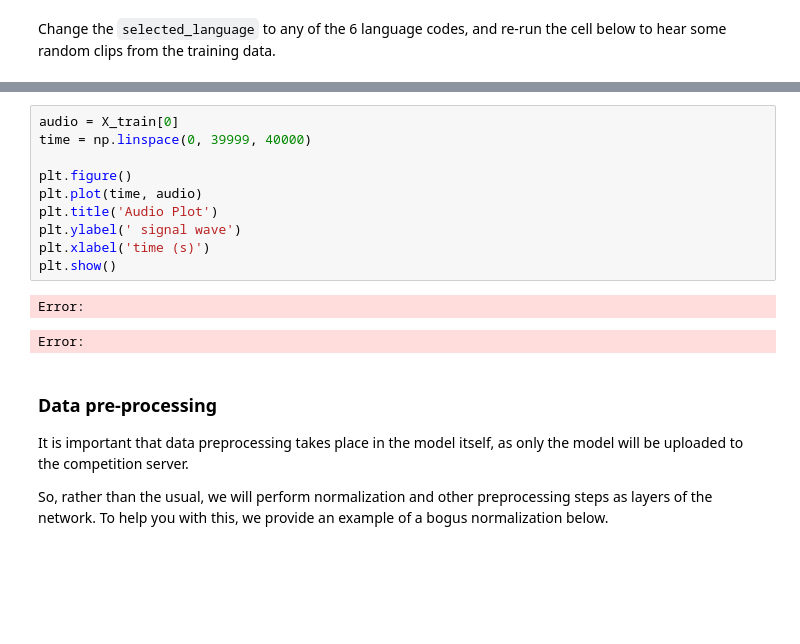
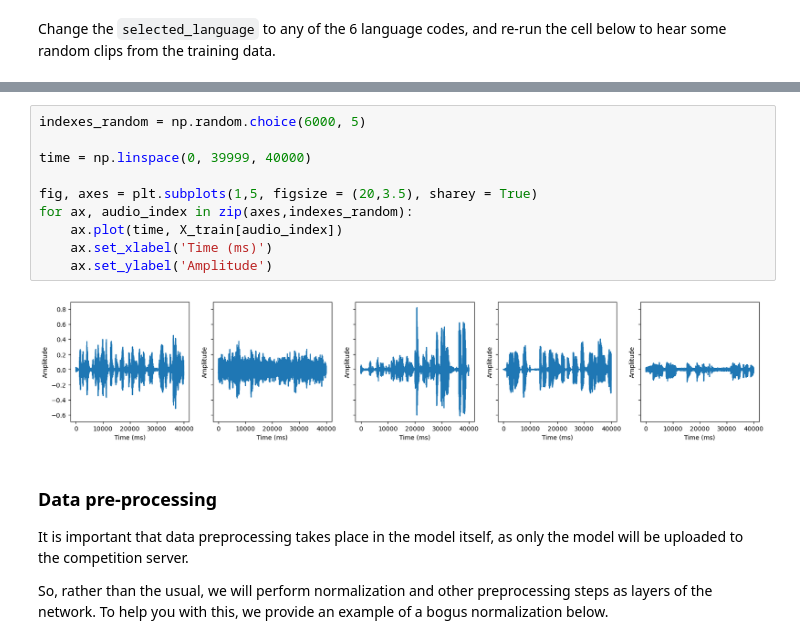
Before and after one commit to Floppy-vK/Language-ID, a Jupyter notebook: skeleton.ipynb, the cells around one changed output, grey strips where cells are left out. Saved outputs shown, nothing was run; the diff lists cells and outputs as text; blank space fills up the shorter version.

```diff
--- a/skeleton.ipynb
+++ b/skeleton.ipynb
@@ -42,19 +42,18 @@ idx = np.random.choice(idxs)
 Audio(X_train[idx], rate=sampling_rate)
 # %% [output]
 [interactive output not drawn]
-# %%
-audio = X_train[0]
-time = np.linspace(0, 39999, 40000)
-
-plt.figure()
-plt.plot(time, audio)
-plt.title('Audio Plot')
-plt.ylabel(' signal wave')
-plt.xlabel('time (s)')
-plt.show()
-# %% [output]
-Error:
-Error:
+# %%
+indexes_random = np.random.choice(6000, 5)
+
+time = np.linspace(0, 39999, 40000)
+
+fig, axes = plt.subplots(1,5, figsize = (20,3.5), sharey = True)
+for ax, audio_index in zip(axes,indexes_random):
+    ax.plot(time, X_train[audio_index])
+    ax.set_xlabel('Time (ms)')
+    ax.set_ylabel('Amplitude')
+# %% [output]
+[figure, added]
 # %% [markdown]
 ### Data pre-processing
 
```
Also changed, not shown: parts of 2 cells of this notebook.
